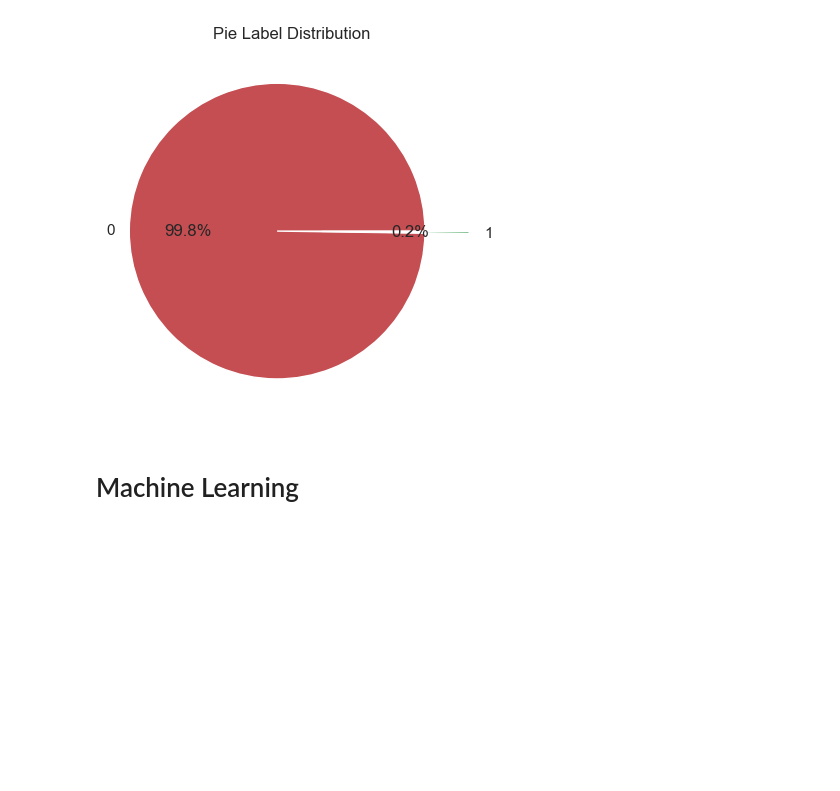
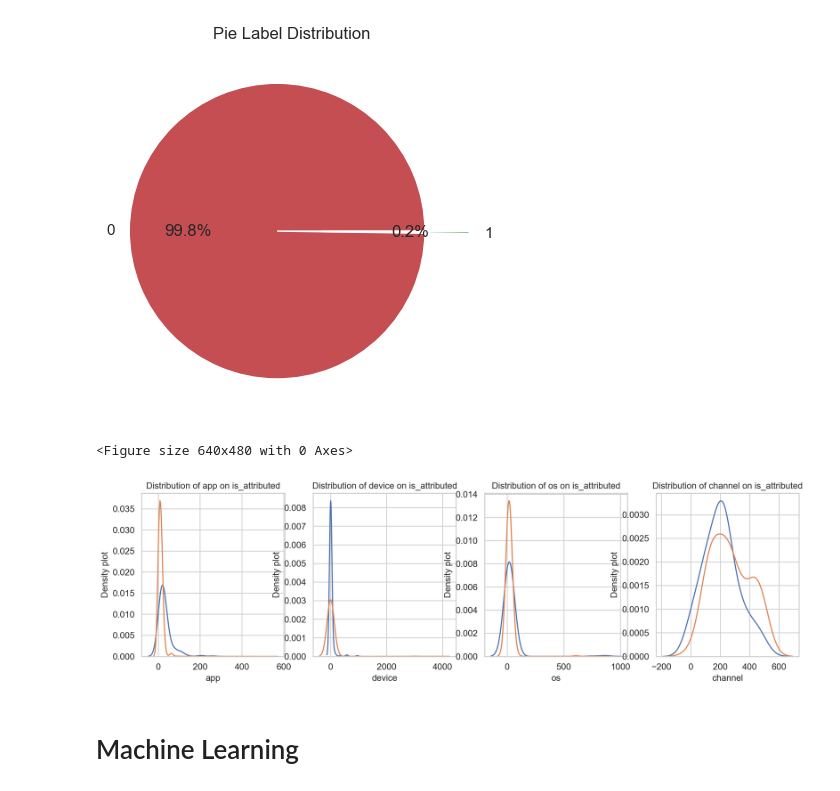
Before and after one commit to markqle/TalkingData-AdFraud-ML, a Jupyter notebook: Talking_Data_ML.ipynb, the cells around one changed output. Cells and saved outputs as stored; diff of their text form; code cells hidden in the pictures; blank space fills up the shorter version.

```diff
--- a/Talking_Data_ML.ipynb
+++ b/Talking_Data_ML.ipynb
@@ -544,26 +528,33 @@ plt.show()
 [figure]
 # %%
 
-# var = ['app','device','os','channel']
+var = ['app','device','os','channel']
 
-# i = 0
-# t1 = df_sample.loc[df_sample['is_attributed'] != 0]
-# t0 = df_sample.loc[df_sample['is_attributed'] == 0]
+i = 0
+t1 = df_sample.loc[df_sample['is_attributed'] != 0]
+t0 = df_sample.loc[df_sample['is_attributed'] == 0]
 
-# sns.set_style('whitegrid')
-# plt.figure()
-# fig, ax = plt.subplots(1,4,figsize=(16,4))
+sns.set_style('whitegrid')
+plt.figure()
+fig, ax = plt.subplots(1,4,figsize=(16,4))
 
-# for feature in var:
-#     i += 1
-#     plt.subplot(1,4,i)
-#     sns.kdeplot(t1[feature], bw=0.5,label="is_attributed = 1")
-#     sns.kdeplot(t0[feature], bw=0.5,label="is_attributed = 0")
-#     plt.ylabel('Density plot', fontsize=12)
-#     plt.xlabel(feature, fontsize=12)
-#     locs, labels = plt.xticks()
-#     plt.tick_params(axis='both', which='major', labelsize=12)
-# plt.show();
+for feature in var:
+    i += 1
+    plt.subplot(1,4,i)
+    sns.kdeplot(t1[feature], bw_method=0.5,label="is_attributed = 1")
+    sns.kdeplot(t0[feature], bw_method=0.5,label="is_attributed = 0")
+    plt.ylabel('Density plot', fontsize=12)
+    plt.xlabel(feature, fontsize=12)
+    locs, labels = plt.xticks()
+    plt.tick_params(axis='both', which='major', labelsize=12)
+    plt.title("Distribution of {} on is_attributed".format(feature))
+    #plt.title('Distribution of values of', feature)
+
+#plt.title("Distribution of values of app, device, os and channel, grouped on is_attributed")
+plt.show();
+# %% [output]
+<Figure size 640x480 with 0 Axes>
+[figure, added]
 # %% [markdown]
 # Machine Learning
 # %% [markdown]
```
Also changed, not shown: parts of 16 cells of this notebook.
